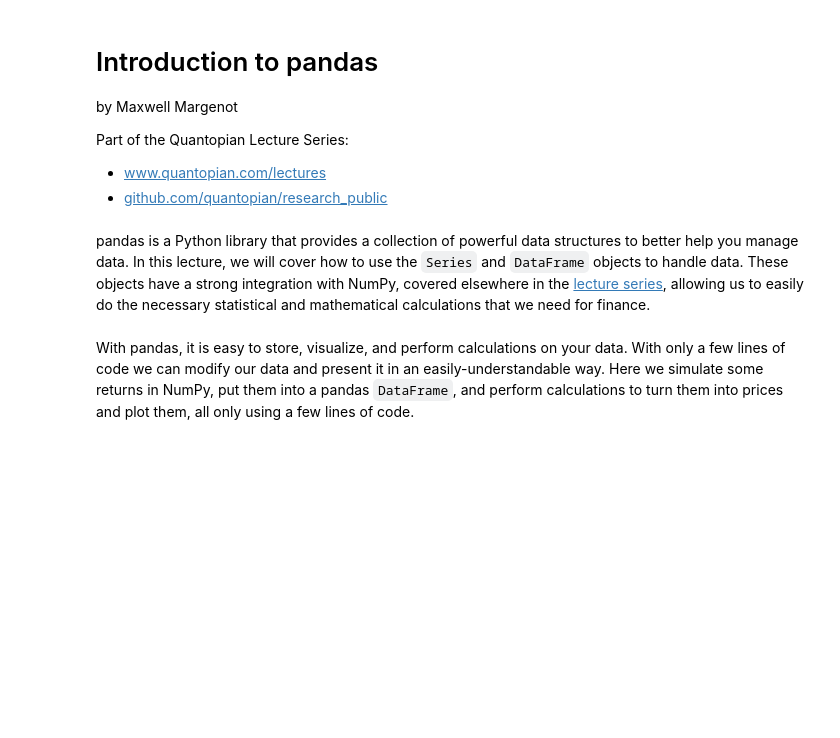
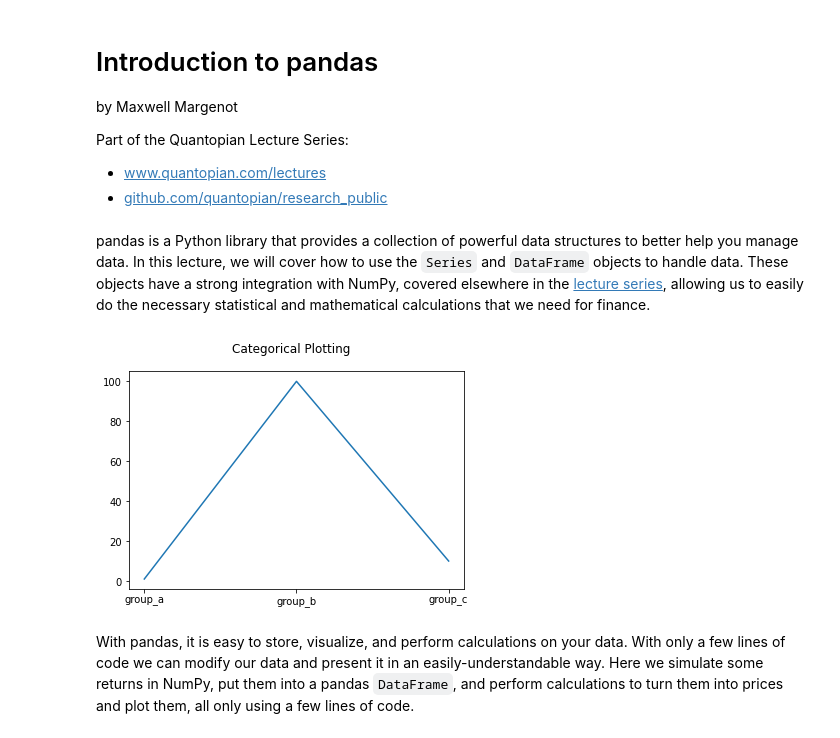
Before and after one commit to SantiagoVargasAvendano/AlgorithmsUN2021I, a Jupyter notebook: Lab1/savargaslecture4.ipynb, the cells around one changed output. Saved outputs shown, nothing was run; the diff lists cells and outputs as text; code cells hidden in the pictures; blank space fills up the shorter version.

```diff
--- a/Lab1/savargaslecture4.ipynb
+++ b/Lab1/savargaslecture4.ipynb
@@ -12,6 +12,20 @@ pandas is a Python library that provides a collection of powerful data structure
 import numpy as np
 import pandas as pd
 import matplotlib.pyplot as plt
+# %%
+names = ['group_a', 'group_b', 'group_c']
+
+values = [1, 100, 10]
+
+
+
+plt.plot(names, values)
+
+plt.suptitle('Categorical Plotting')
+
+plt.show()
+# %% [output]
+[figure, added]
 # %% [markdown]
 With pandas, it is easy to store, visualize, and perform calculations on your data. With only a few lines of code we can modify our data and present it in an easily-understandable way. Here we simulate some returns in NumPy, put them into a pandas `DataFrame`, and perform calculations to turn them into prices and plot them, all only using a few lines of code.
 # %%
```
Also changed, not shown: parts of 54 cells of this notebook, 13 other files.
